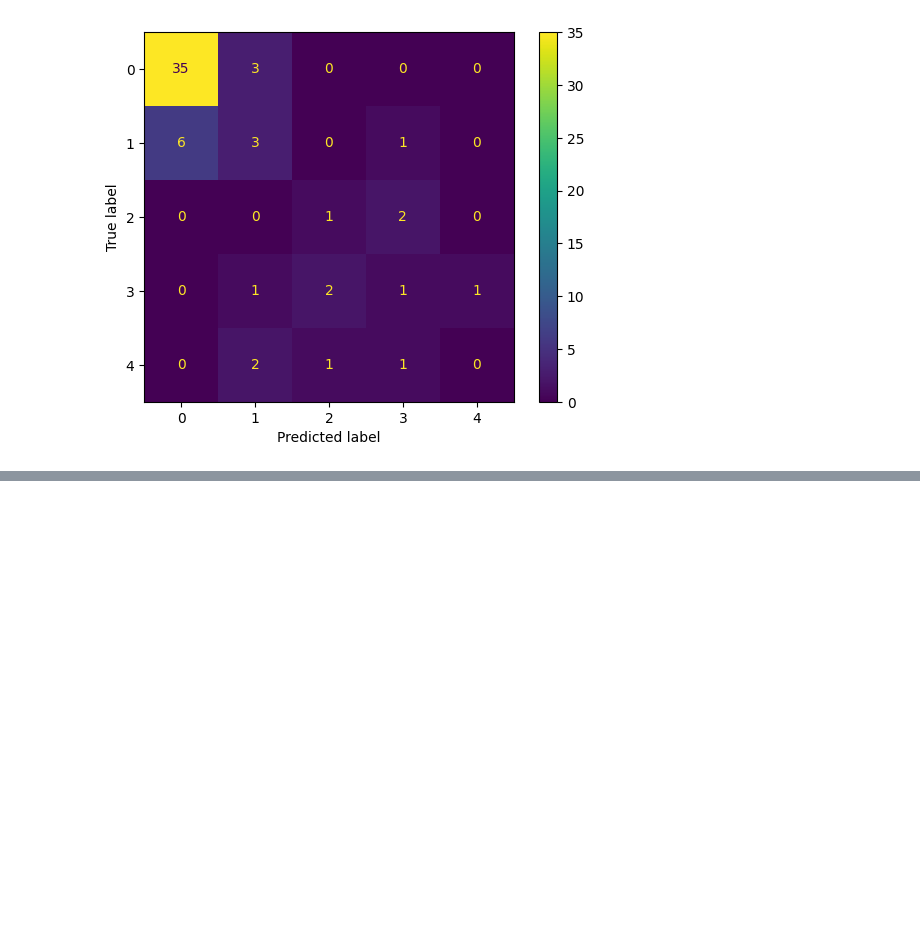
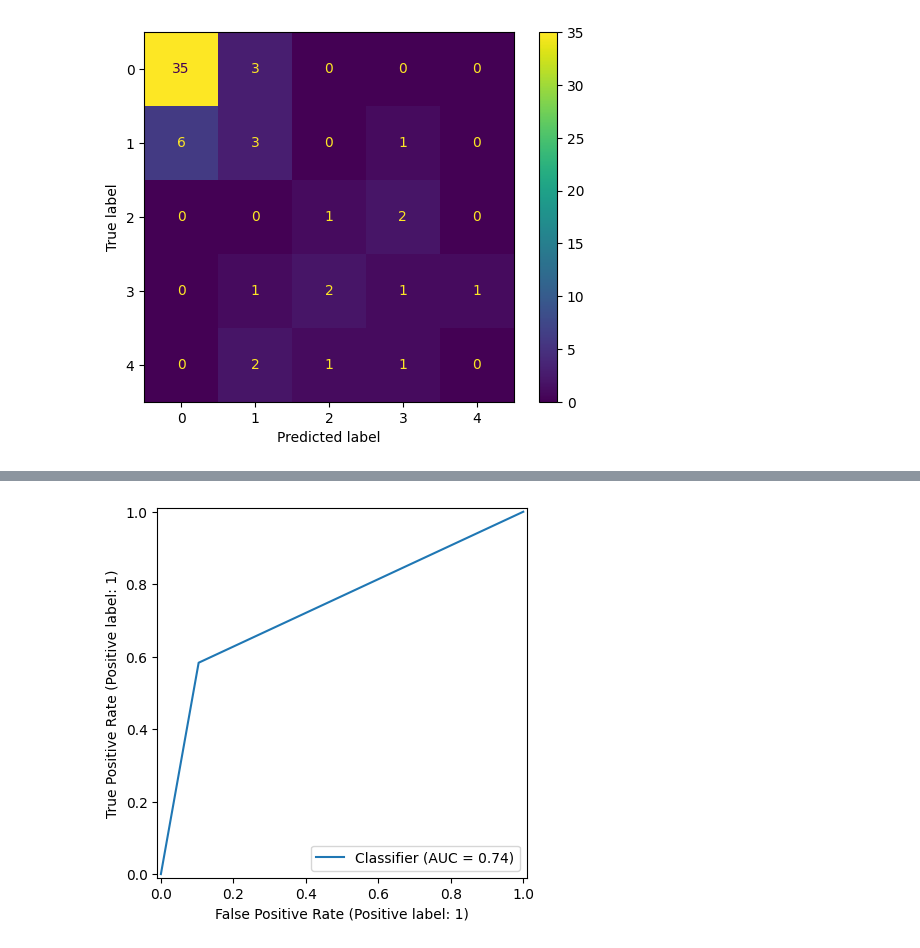
Before and after one commit to MShahbazh/DevelopersHub_Internships, a Jupyter notebook: Task 03/main.ipynb, the cells around one changed output, grey strips where cells are left out. Saved outputs shown, nothing was run; the diff lists cells and outputs as text; code cells hidden in the pictures; blank space fills up the shorter version.

```diff
--- a/Task 03/main.ipynb
+++ b/Task 03/main.ipynb
@@ -86,0 +106,6 @@ ValueError: Expected 'estimator' to be a binary classifier. Got 5 classes instea
+# %%
+y_test_binarized = label_binarize(y_test, classes=[0, 1, 2, 3, 4])
+RocCurveDisplay.from_predictions(y_test_binarized.ravel(),predict_prob.ravel())
+plt.show()
+# %% [output]
+[figure, added]
```
Also changed, not shown: parts of 4 cells of this notebook.
